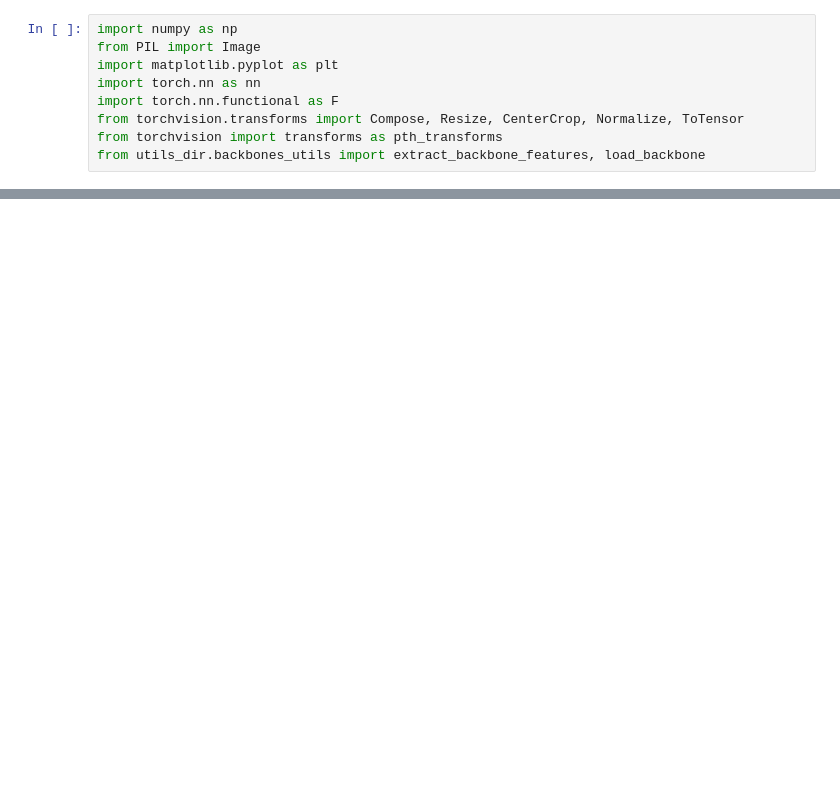
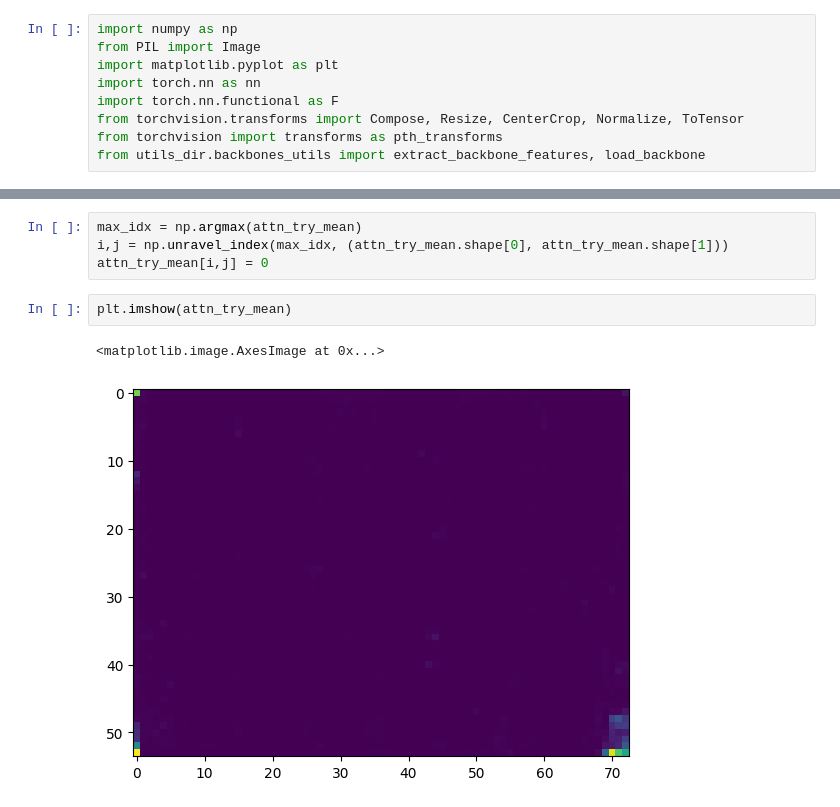
Before and after one commit to madelineloui/ovdsat, a Jupyter notebook: attention.ipynb, the cells around one changed output, grey strips where cells are left out. Saved outputs shown, nothing was run; the diff lists cells and outputs as text; blank space fills up the shorter version.

```diff
--- a/attention.ipynb
+++ b/attention.ipynb
@@ -172,3 +134,12 @@ torch.Size([16, 3943, 3943])
+# %%
+max_idx = np.argmax(attn_try_mean)
+i,j = np.unravel_index(max_idx, (attn_try_mean.shape[0], attn_try_mean.shape[1]))
+attn_try_mean[i,j] = 0
+# %%
+plt.imshow(attn_try_mean)
+# %% [output]
+<matplotlib.image.AxesImage at 0x...>
+[figure, added]
 # %%
 # Extract CLS attention to all other tokens
 attn = attn_maps[:, 0, 1:].reshape(num_heads, w_featmap, h_featmap)
```
Also changed, not shown: parts of 24 cells of this notebook, 1 other file.
